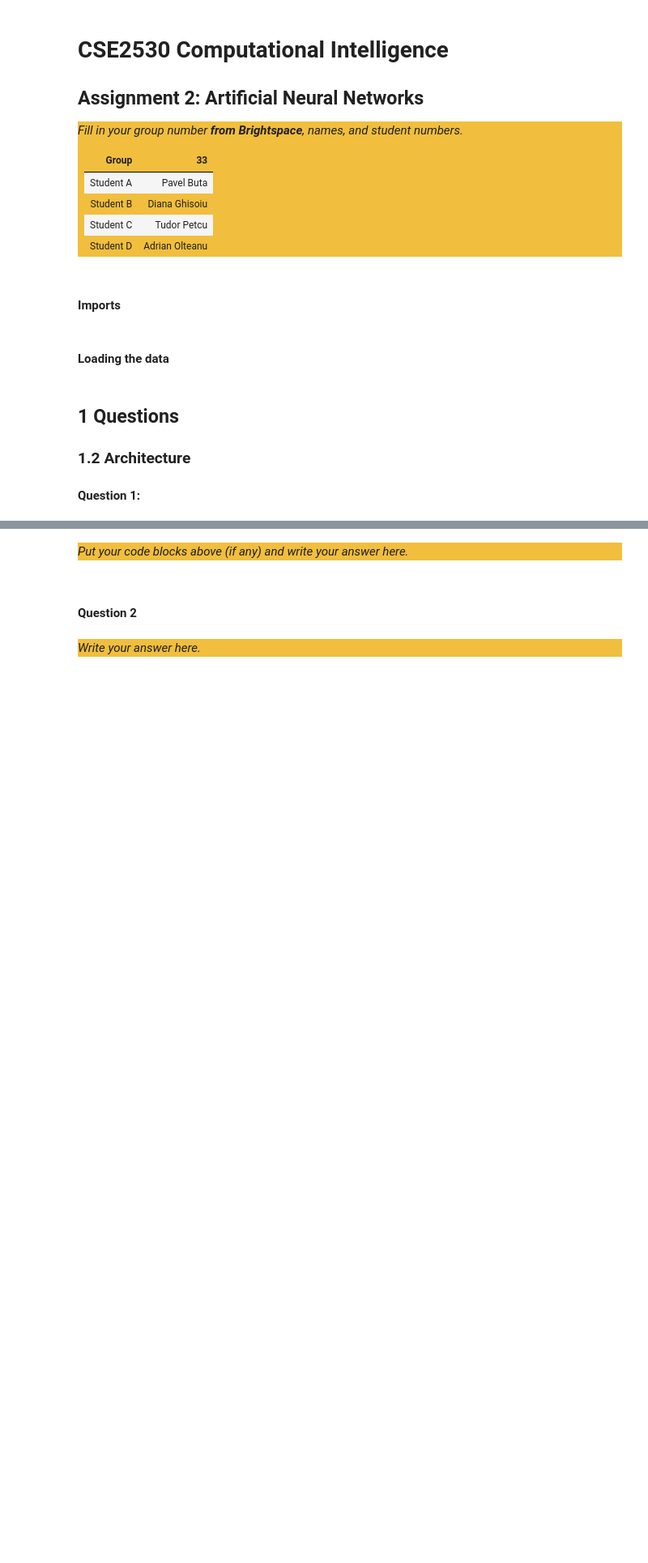
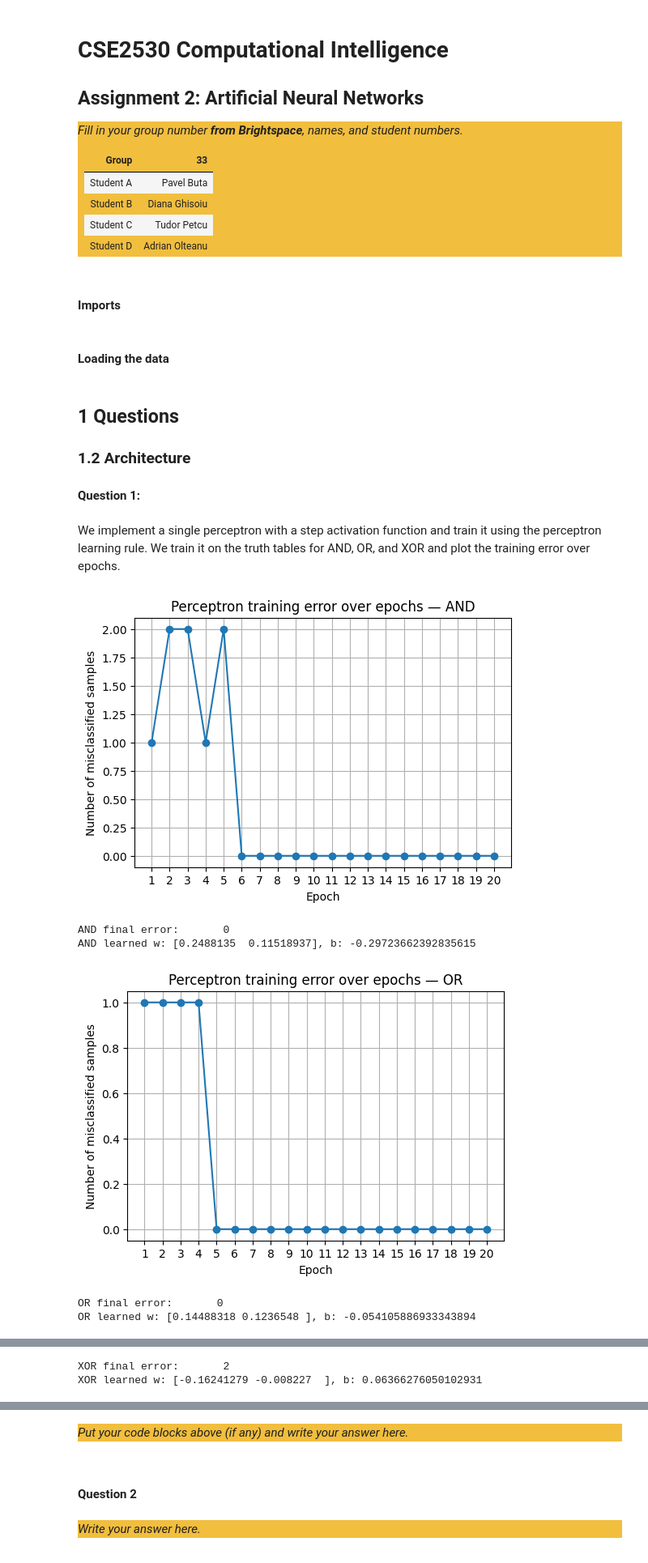
Before and after one commit to Pavel-77-ro/ANN-Assignment, a Jupyter notebook: src/Main.ipynb, the cells around one changed output, grey strips where cells are left out. Shown at 81% size. Cells and saved outputs as stored; diff of their text form; code cells hidden in the pictures; blank space fills up the shorter version.

```diff
--- a/src/Main.ipynb
+++ b/src/Main.ipynb
@@ -38,0 +38,3 @@ unknown = np.genfromtxt("../data/unknown.txt", delimiter=",")
+# %% [markdown]
+We implement a single perceptron with a step activation function and train it using the perceptron learning rule.
+We train it on the truth tables for AND, OR, and XOR and plot the training error over epochs.
@@ -38,0 +87,31 @@ unknown = np.genfromtxt("../data/unknown.txt", delimiter=",")
+# %%
+#Now we create the plots and train the perceptrons for the AND, OR, and XOR gates
+def train_and_plot(gate_name: str, X: np.ndarray, y: np.ndarray, lr: float = 0.1, epochs: int = 20):
+    p = Perceptron(n_inputs=X.shape[1], lr=lr)
+    errors = p.fit(X, y, epochs=epochs)
+
+    plt.figure(figsize=(6, 4))
+    plt.plot(range(1, epochs + 1), errors, marker="o")
+    plt.title(f"Perceptron training error over epochs — {gate_name}")
+    plt.xlabel("Epoch")
+    plt.ylabel("Number of misclassified samples")
+    plt.xticks(range(1, epochs + 1))
+    plt.grid(True)
+    plt.show()
+
+    final_pred = p.predict(X)
+    print(f"{gate_name} final error:       {int(np.sum(np.abs(y - final_pred)))}")
+    print(f"{gate_name} learned w: {p.w}, b: {p.b}\n")
+
+    return errors
+
+errors_and = train_and_plot("AND", X, y_and, lr=0.1, epochs=20)
+errors_or  = train_and_plot("OR",  X, y_or,  lr=0.1, epochs=20)
+errors_xor = train_and_plot("XOR", X, y_xor, lr=0.1, epochs=20)
+# %% [output]
+[figure, added]
+AND final error:       0
+AND learned w: [0.2488135  0.11518937], b: -0.29723662392835615
+[figure, added]
+OR final error:       0
+OR learned w: [0.14488318 0.1236548 ], b: -0.054105886933343894
@@ -38,0 +119,2 @@ unknown = np.genfromtxt("../data/unknown.txt", delimiter=",")
+XOR final error:       2
+XOR learned w: [-0.16241279 -0.008227  ], b: 0.06366276050102931
```
Also changed, not shown: parts of 5 cells of this notebook.
